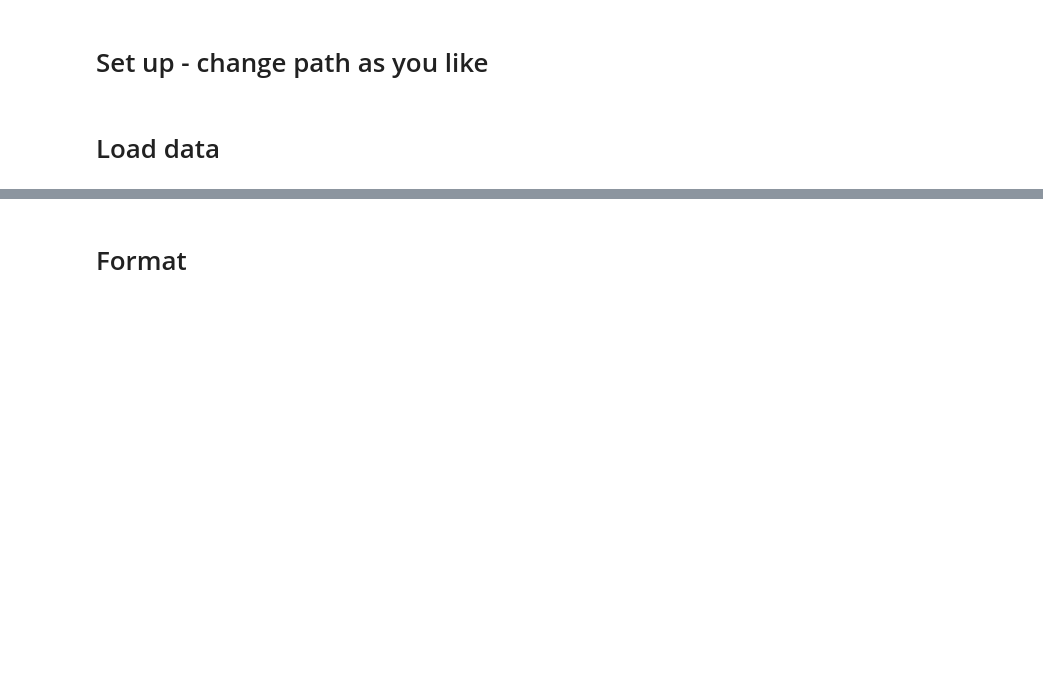
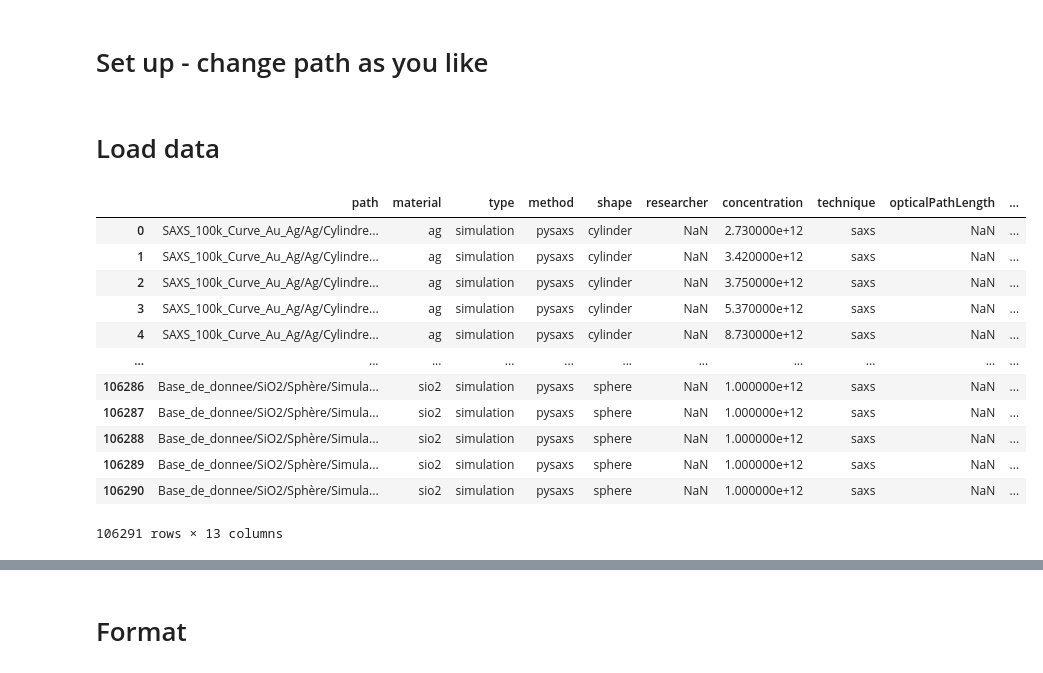
Before and after one commit to JulienRabault/AutoFill, a Jupyter notebook: txt2h5.ipynb, the cells around one changed output, grey strips where cells are left out. Cells and saved outputs as stored; diff of their text form; code cells hidden in the pictures; blank space fills up the shorter version.

```diff
--- a/txt2h5.ipynb
+++ b/txt2h5.ipynb
@@ -12,14 +12,32 @@ json_output = 'conversion_dict_all_vae.json'
 # %% [markdown]
 # Load data
 # %%
-data_csv_path = "/projects/pnria/DATA/AUTOFILL/all_data.csv"
+data_csv_path = "/projects/pnria/DATA/AUTOFILL/v2/all_data_saxs_v2.csv"
 
 if not os.path.exists(data_csv_path):
     raise FileNotFoundError(f"CSV file not found: {data_csv_path}")
 
-# Chemin vers les données txt
+# Chemin vers saxs données txt
 data_dir = '/projects/pnria/DATA/AUTOFILL/'
 # %%
 # attention au séparateur de données, parfois , parfois ;
 sep = ','
 dataframe = pd.read_csv(data_csv_path, sep=sep)
+# %%
+dataframe['path'] = dataframe['path'].apply(lambda chemin: chemin.replace("SIO22", "SiO22"))
+# %%
+dataframe
+# %% [output]
+|  | path | material | type | method | shape | researcher | concentration | technique | opticalPathLength | ... |
+| 0 | SAXS_100k_Curve_Au_Ag/Ag/Cylindre... | ag | simulation | pysaxs | cylinder | NaN | 2.730000e+12 | saxs | NaN | ... |
+| 1 | SAXS_100k_Curve_Au_Ag/Ag/Cylindre... | ag | simulation | pysaxs | cylinder | NaN | 3.420000e+12 | saxs | NaN | ... |
+| 2 | SAXS_100k_Curve_Au_Ag/Ag/Cylindre... | ag | simulation | pysaxs | cylinder | NaN | 3.750000e+12 | saxs | NaN | ... |
+| 3 | SAXS_100k_Curve_Au_Ag/Ag/Cylindre... | ag | simulation | pysaxs | cylinder | NaN | 5.370000e+12 | saxs | NaN | ... |
+| 4 | SAXS_100k_Curve_Au_Ag/Ag/Cylindre... | ag | simulation | pysaxs | cylinder | NaN | 8.730000e+12 | saxs | NaN | ... |
+| ... | ... | ... | ... | ... | ... | ... | ... | ... | ... | ... |
+| 106286 | Base_de_donnee/SiO2/Sphère/Simula... | sio2 | simulation | pysaxs | sphere | NaN | 1.000000e+12 | saxs | NaN | ... |
+| 106287 | Base_de_donnee/SiO2/Sphère/Simula... | sio2 | simulation | pysaxs | sphere | NaN | 1.000000e+12 | saxs | NaN | ... |
+| 106288 | Base_de_donnee/SiO2/Sphère/Simula... | sio2 | simulation | pysaxs | sphere | NaN | 1.000000e+12 | saxs | NaN | ... |
+| 106289 | Base_de_donnee/SiO2/Sphère/Simula... | sio2 | simulation | pysaxs | sphere | NaN | 1.000000e+12 | saxs | NaN | ... |
+| 106290 | Base_de_donnee/SiO2/Sphère/Simula... | sio2 | simulation | pysaxs | sphere | NaN | 1.000000e+12 | saxs | NaN | ... |
+106291 rows × 13 columns
```
Also changed, not shown: parts of 4 cells of this notebook, 19 other files.
